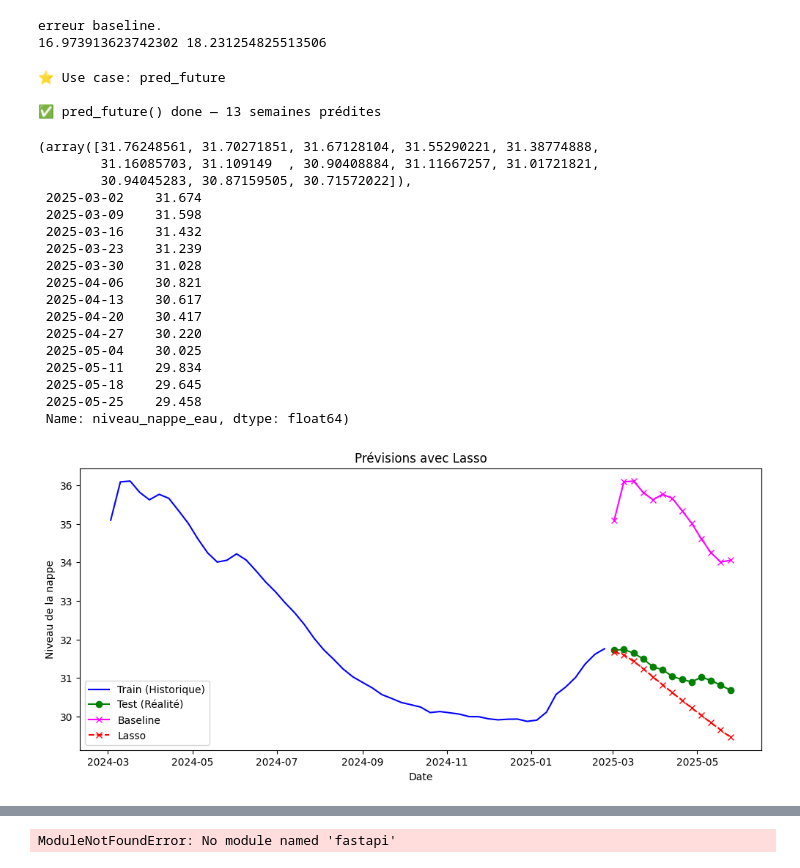
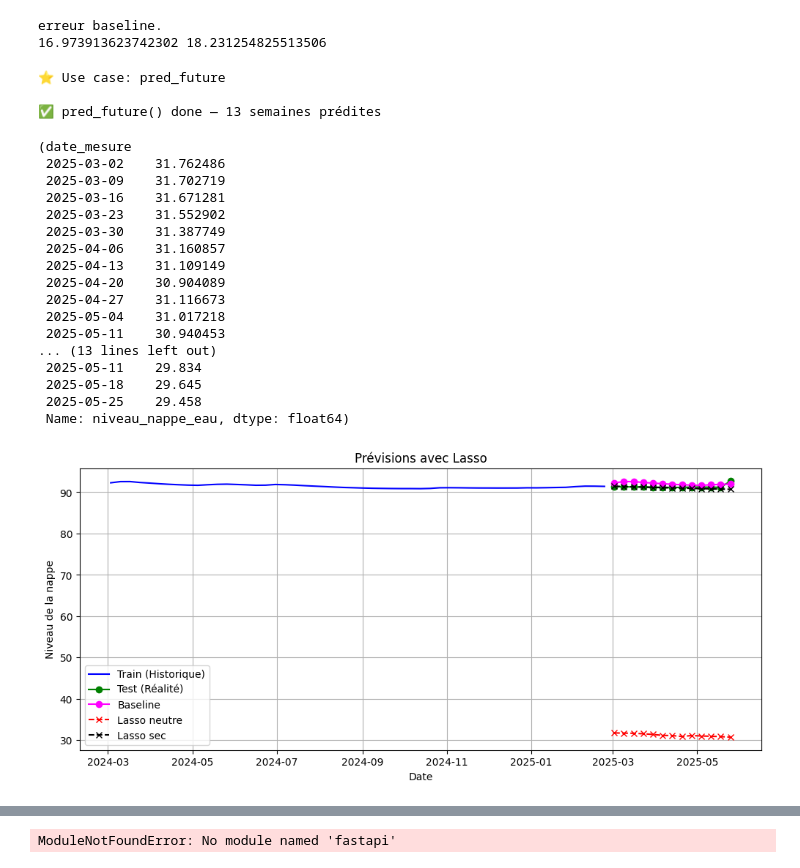
Before and after one commit to charourou/Projet_Hydrosense, a Jupyter notebook: notebooks/ML_evaluate_best_MRI.ipynb, the cells around one changed output, grey strips where cells are left out. Saved outputs shown, nothing was run; the diff lists cells and outputs as text; code cells hidden in the pictures.

Commit message:
Plots pour les deux lassos sur tout les BSS

```diff
--- a/notebooks/ML_evaluate_best_MRI.ipynb
+++ b/notebooks/ML_evaluate_best_MRI.ipynb
@@ -254,9 +254,10 @@ print(error1, error2)
 erreur baseline.
 16.973913623742302 18.231254825513506
 # %%
-from hydrosense.interface.main import pred_future
+from hydrosense.interface.main import pred_future, pred
 
-y_pred = lasso.predict(Xe)
+y_pred = pd.Series(lasso.predict(Xe), index = Xe.index)
+# y_pred = pred(lasso, Xe)
 y_pred, y_pred_baseline
 
 
@@ -267,39 +268,43 @@ y_pred, y_pred2
 ⭐️ Use case: pred_future
 
 ✅ pred_future() done — 13 semaines prédites
-(array([31.76248561, 31.70271851, 31.67128104, 31.55290221, 31.38774888,
-        31.16085703, 31.109149  , 30.90408884, 31.11667257, 31.01721821,
-        30.94045283, 30.87159505, 30.71572022]),
- 2025-03-02    31.674
- 2025-03-09    31.598
- 2025-03-16    31.432
- 2025-03-23    31.239
- 2025-03-30    31.028
- 2025-04-06    30.821
- 2025-04-13    30.617
- 2025-04-20    30.417
- 2025-04-27    30.220
- 2025-05-04    30.025
+(date_mesure
+ 2025-03-02    31.762486
+ 2025-03-09    31.702719
+ 2025-03-16    31.671281
+ 2025-03-23    31.552902
+ 2025-03-30    31.387749
+ 2025-04-06    31.160857
+ 2025-04-13    31.109149
+ 2025-04-20    30.904089
+ 2025-04-27    31.116673
+ 2025-05-04    31.017218
+ 2025-05-11    30.940453
+... (13 lines left out)
  2025-05-11    29.834
  2025-05-18    29.645
  2025-05-25    29.458
  Name: niveau_nappe_eau, dtype: float64)
 # %%
+def comparaison_rapide():
+    # Graphique de comparaison
+    plt.figure(figsize=(12, 5))
+    plt.plot(yt.tail(52), label='Train (Historique)', color='blue')
+    plt.plot(ye, label='Test (Réalité)', color='green', marker='o')
+    plt.plot(y_pred_baseline, label='Baseline', color='magenta', linestyle='-', marker='o')
+    plt.plot(y_pred, label= 'Lasso neutre',  color='red', linestyle='--', marker='x')
+    plt.plot(y_pred2, label='Lasso sec', color='black', linestyle='--', marker='x')
 
-# Graphique de comparaison
-plt.figure(figsize=(12, 5))
-plt.plot(yt.tail(52), label='Train (Historique)', color='blue')
-plt.plot(ye, label='Test (Réalité)', color='green', marker='o')
-plt.plot(y_pred_baseline, label='Baseline', color='magenta', linestyle='-', marker='x')
-plt.plot(y_pred2, label='Lasso', color='red', linestyle='--', marker='x')
+    plt.title("Prévisions avec Lasso")
+    plt.xlabel("Date")
+    plt.ylabel("Niveau de la nappe")
+    plt.legend()
+    plt.grid(True)
+    plt.show()
 
-plt.title("Prévisions avec Lasso")
-plt.xlabel("Date")
-plt.ylabel("Niveau de la nappe")
-plt.legend()
-plt.show()
+comparaison_rapide()
 # %% [output]
-[figure, old version]
+[figure, new version]
 # %%
 for bss in TARGETS_BSS:
 
```
Also changed, not shown: parts of 2 cells of this notebook, 1 other file.
